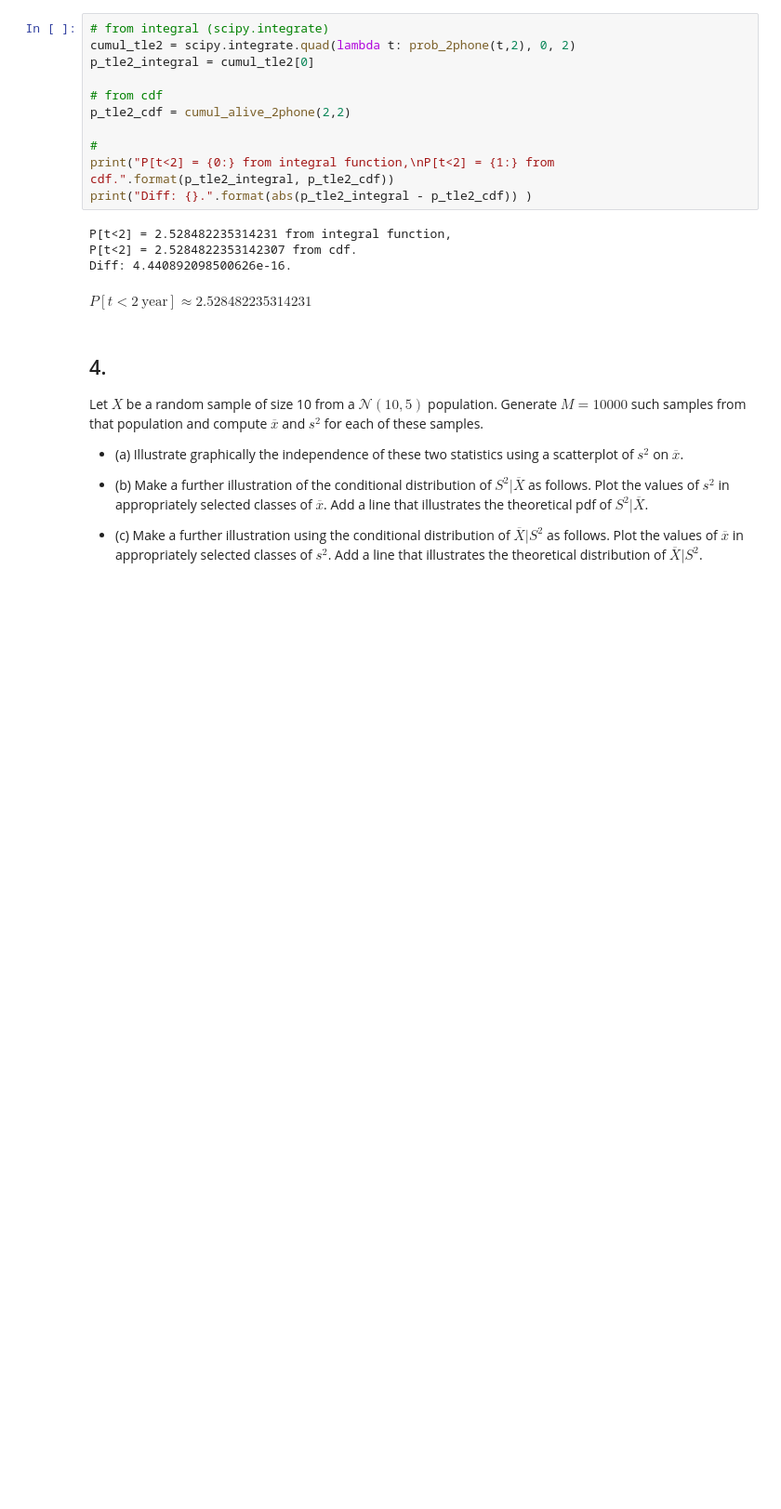
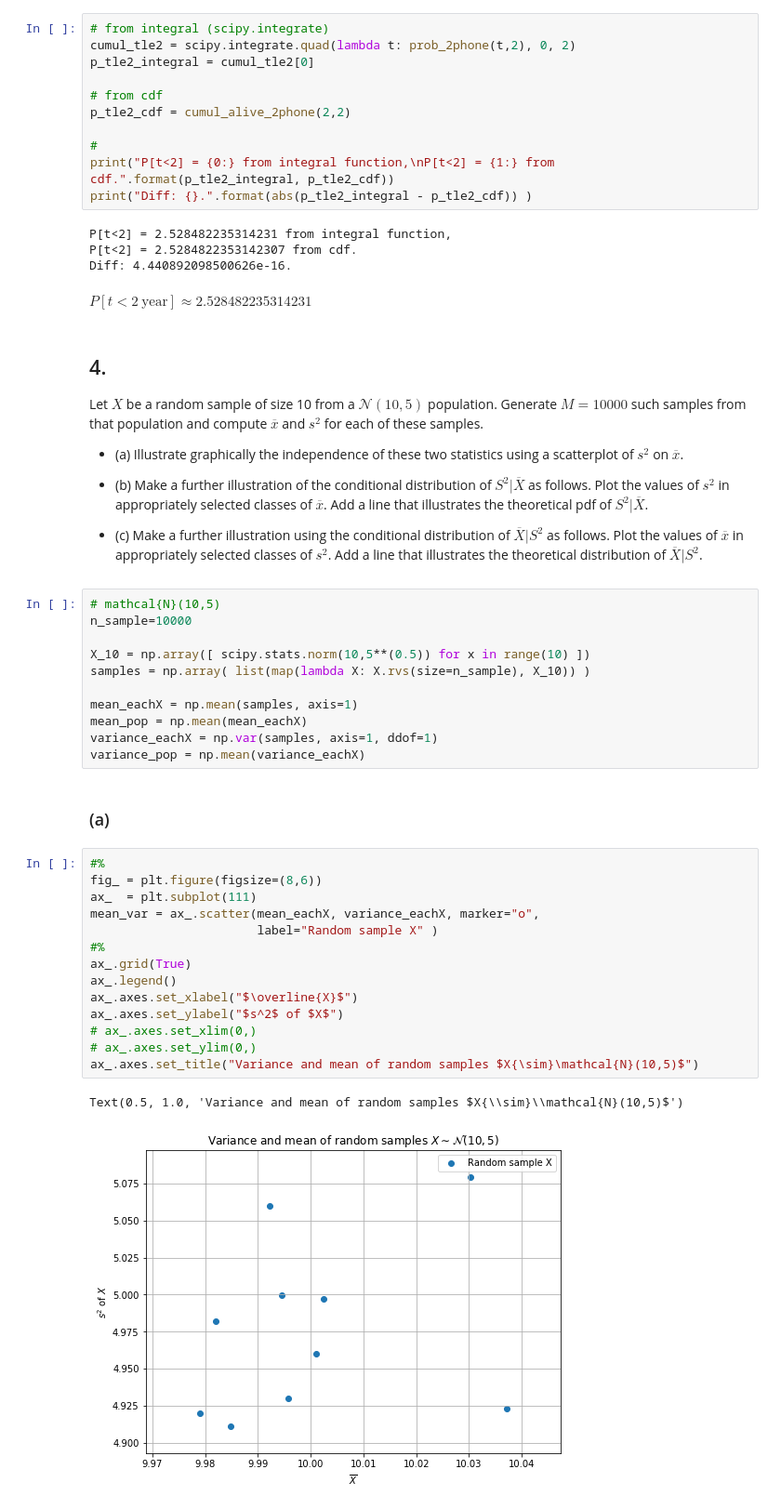
Before and after one commit to indiaki1o/ISI2, a Jupyter notebook: EX2/EX02.ipynb, the cells around one changed output. Shown at 93% size. Drawn from its saved outputs; the diff is of its cells as text; blank space fills up the shorter version.

Commit message:
ex2: 4.a. make scatter of variances on mean of X ~ Gauss(mu=10, var=5).

```diff
--- a/EX2/EX02.ipynb
+++ b/EX2/EX02.ipynb
@@ -680,3 +680,33 @@ Let $X$ be a random sample of size 10 from a $\mathcal{N}(10, 5)$ population. Ge
 * (b) Make a further illustration of the conditional distribution of $S^2|\overline{X}$ as follows. Plot the values of $s^2$ in appropriately selected classes of $\overline{x}$. Add a line that illustrates the theoretical pdf of $S^2|\overline{X}$.
 
 * (c) Make a further illustration using the conditional distribution of $\overline{X}|S^2$ as follows. Plot the values of $\overline{x}$ in appropriately selected classes of $s^2$. Add a line that illustrates the theoretical distribution of $\overline{X}|S^2$.
+# %%
+# mathcal{N}(10,5)
+n_sample=10000
+
+X_10 = np.array([ scipy.stats.norm(10,5**(0.5)) for x in range(10) ])
+samples = np.array( list(map(lambda X: X.rvs(size=n_sample), X_10)) )
+
+mean_eachX = np.mean(samples, axis=1)
+mean_pop = np.mean(mean_eachX)
+variance_eachX = np.var(samples, axis=1, ddof=1)
+variance_pop = np.mean(variance_eachX)
+# %% [markdown]
+### (a)
+# %%
+#%
+fig_ = plt.figure(figsize=(8,6))
+ax_  = plt.subplot(111)
+mean_var = ax_.scatter(mean_eachX, variance_eachX, marker="o",
+                       label="Random sample X" )
+#%
+ax_.grid(True)
+ax_.legend()
+ax_.axes.set_xlabel("$\overline{X}$")
+ax_.axes.set_ylabel("$s^2$ of $X$")
+# ax_.axes.set_xlim(0,)
+# ax_.axes.set_ylim(0,)
+ax_.axes.set_title("Variance and mean of random samples $X{\sim}\mathcal{N}(10,5)$")
+# %% [output]
+Text(0.5, 1.0, 'Variance and mean of random samples $X{\\sim}\\mathcal{N}(10,5)$')
+[figure, added]
```
